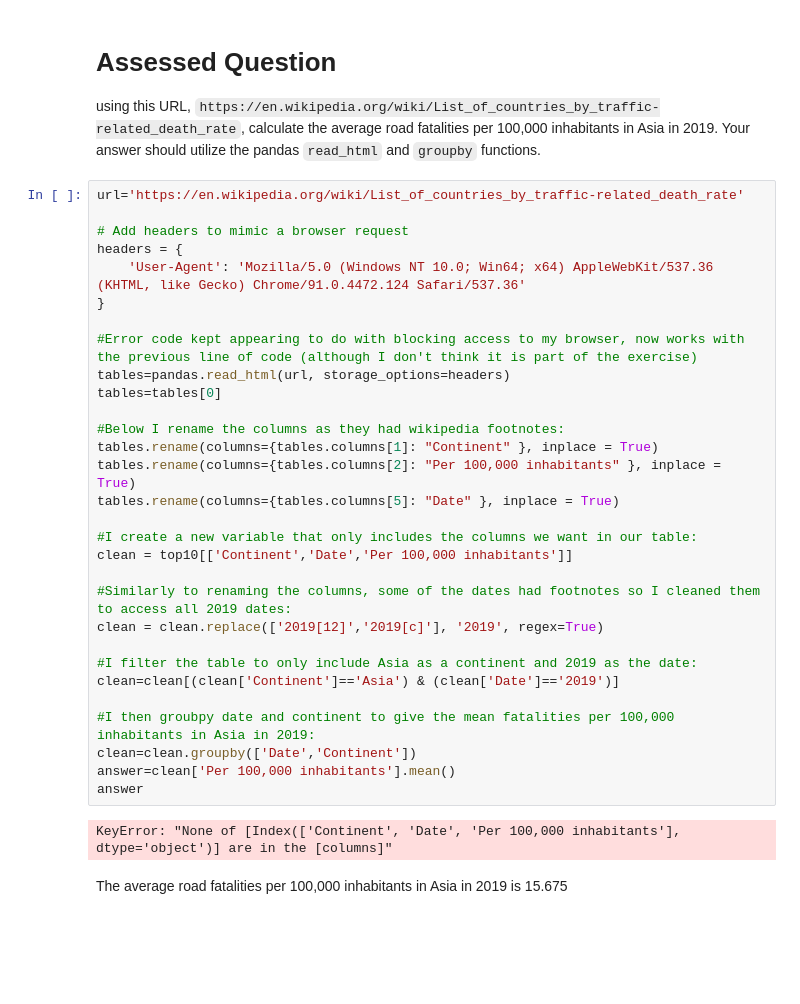
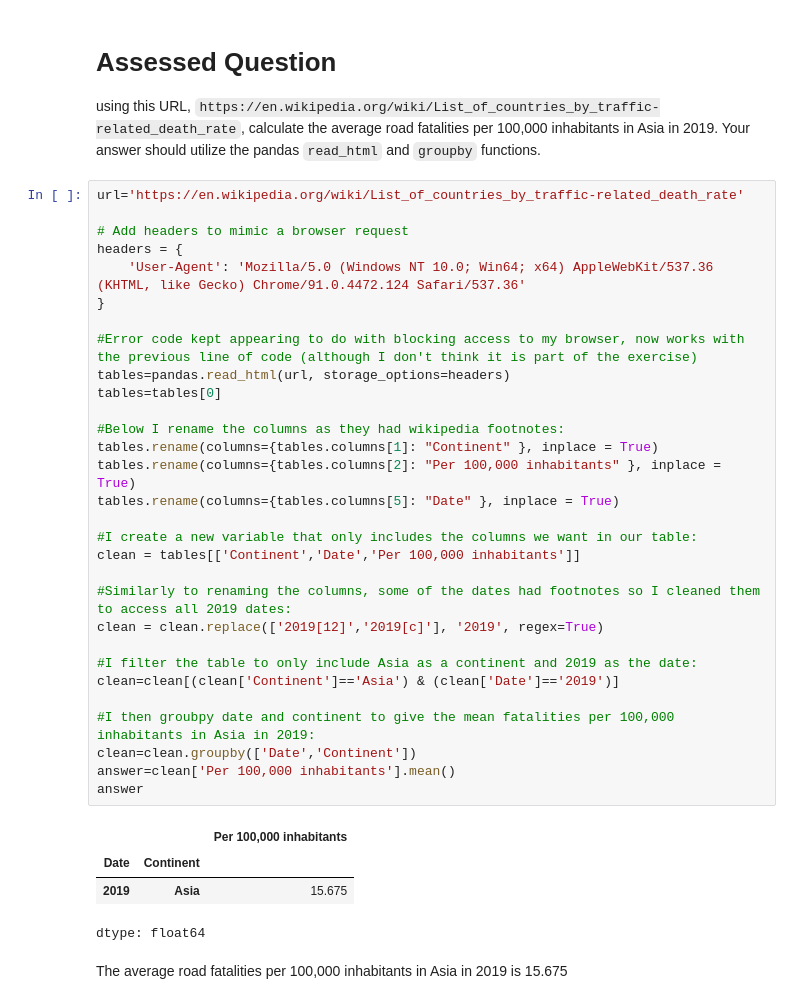
Before and after one commit to PHorley11/RealQM2, a Jupyter notebook: W2_Working_with_Data_in_Pandas.ipynb, the cells around one changed output. Saved outputs shown, nothing was run; the diff lists cells and outputs as text; blank space fills up the shorter version.

```diff
--- a/W2_Working_with_Data_in_Pandas.ipynb
+++ b/W2_Working_with_Data_in_Pandas.ipynb
@@ -492,34 +494,37 @@ using this URL, `https://en.wikipedia.org/wiki/List_of_countries_by_traffic-rela
 # %%
 url='https://en.wikipedia.org/wiki/List_of_countries_by_traffic-related_death_rate'
 
 # Add headers to mimic a browser request
 headers = {
     'User-Agent': 'Mozilla/5.0 (Windows NT 10.0; Win64; x64) AppleWebKit/537.36 (KHTML, like Gecko) Chrome/91.0.4472.124 Safari/537.36'
 }
 
 #Error code kept appearing to do with blocking access to my browser, now works with the previous line of code (although I don't think it is part of the exercise)
 tables=pandas.read_html(url, storage_options=headers)
 tables=tables[0]
 
 #Below I rename the columns as they had wikipedia footnotes:
 tables.rename(columns={tables.columns[1]: "Continent" }, inplace = True)
 tables.rename(columns={tables.columns[2]: "Per 100,000 inhabitants" }, inplace = True)
 tables.rename(columns={tables.columns[5]: "Date" }, inplace = True)
 
 #I create a new variable that only includes the columns we want in our table:
-clean = top10[['Continent','Date','Per 100,000 inhabitants']]
+clean = tables[['Continent','Date','Per 100,000 inhabitants']]
 
 #Similarly to renaming the columns, some of the dates had footnotes so I cleaned them to access all 2019 dates:
 clean = clean.replace(['2019[12]','2019[c]'], '2019', regex=True)
 
 #I filter the table to only include Asia as a continent and 2019 as the date:
 clean=clean[(clean['Continent']=='Asia') & (clean['Date']=='2019')]
 
 #I then groubpy date and continent to give the mean fatalities per 100,000 inhabitants in Asia in 2019:
 clean=clean.groupby(['Date','Continent'])
 answer=clean['Per 100,000 inhabitants'].mean()
 answer
 # %% [output]
+|  |  | Per 100,000 inhabitants |
+| Date | Continent |  |
+| 2019 | Asia | 15.675 |
-KeyError: "None of [Index(['Continent', 'Date', 'Per 100,000 inhabitants'], dtype='object')] are in the [columns]"
+dtype: float64
 # %% [markdown]
 The average road fatalities per 100,000 inhabitants in Asia in 2019 is 15.675
```
Also changed, not shown: parts of 2 cells of this notebook.
